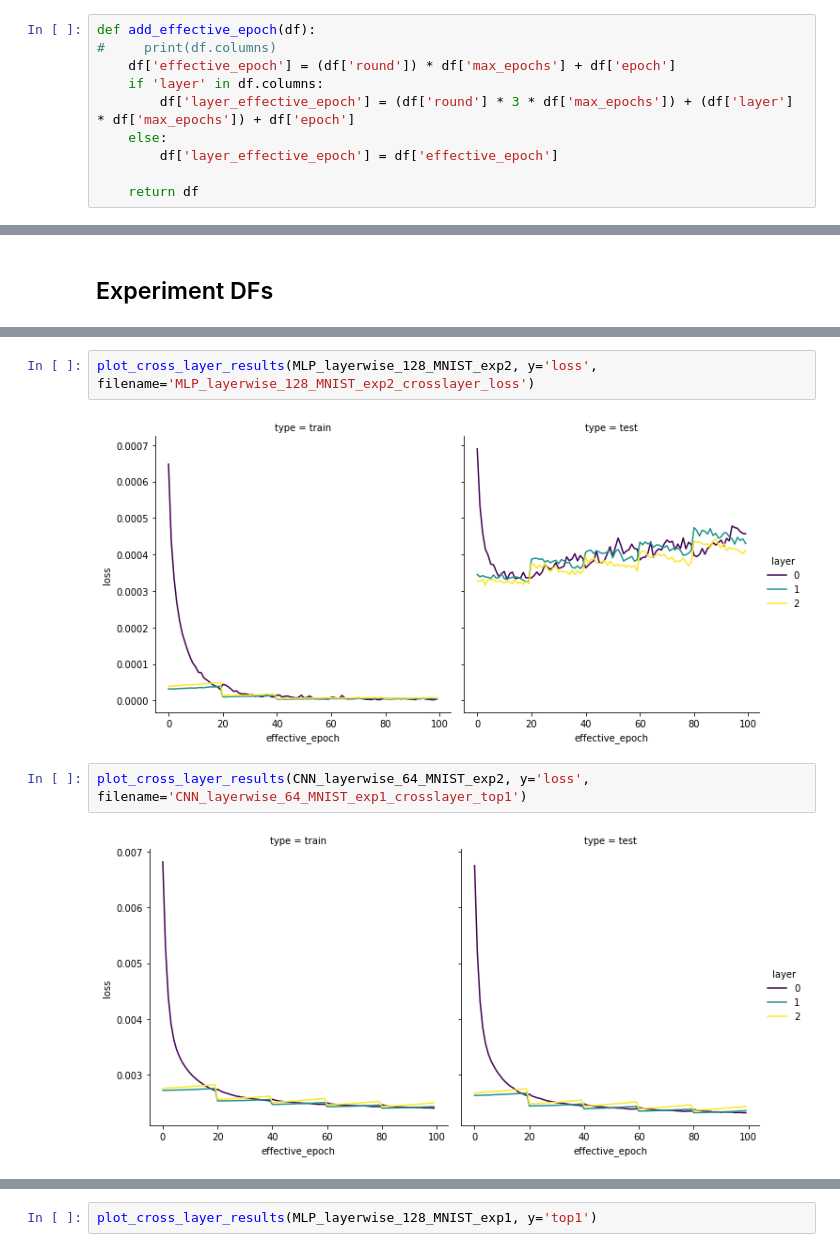
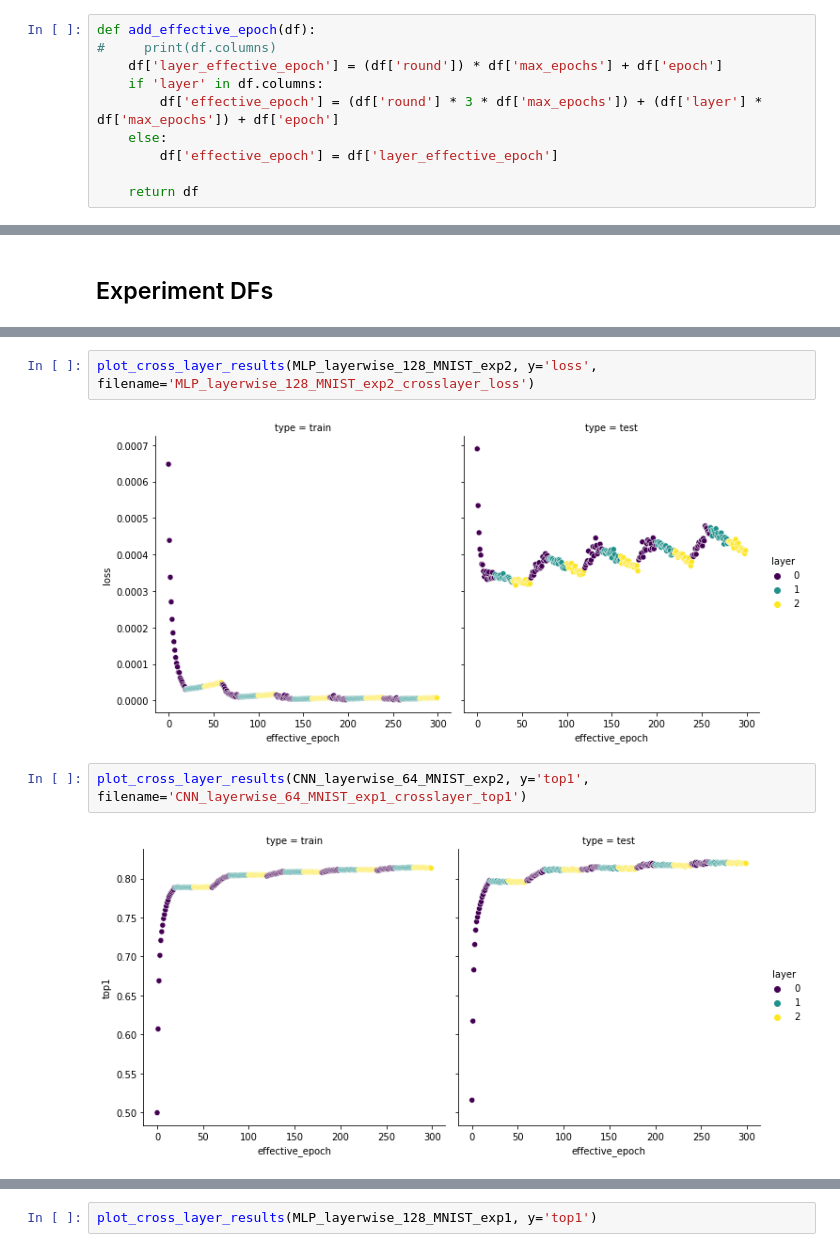
Before and after one commit to ehansen247/layerwise-nn-optimization, a Jupyter notebook: AnalyzeResults.ipynb, the cells around one changed output, grey strips where cells are left out. Drawn from its saved outputs; the diff is of its cells as text.

Commit message:
Add Plots, complete results

```diff
--- a/AnalyzeResults.ipynb
+++ b/AnalyzeResults.ipynb
@@ -21,11 +21,11 @@ workdir = './'
 # %%
 def add_effective_epoch(df):
 #     print(df.columns)
-    df['effective_epoch'] = (df['round']) * df['max_epochs'] + df['epoch']
+    df['layer_effective_epoch'] = (df['round']) * df['max_epochs'] + df['epoch']
     if 'layer' in df.columns:
-        df['layer_effective_epoch'] = (df['round'] * 3 * df['max_epochs']) + (df['layer'] * df['max_epochs']) + df['epoch']
+        df['effective_epoch'] = (df['round'] * 3 * df['max_epochs']) + (df['layer'] * df['max_epochs']) + df['epoch']
     else:
-        df['layer_effective_epoch'] = df['effective_epoch']
+        df['effective_epoch'] = df['layer_effective_epoch']
 
     return df
 # %%
@@ -116,8 +124,8 @@ plot_cross_layer_results(MLP_layerwise_128_MNIST_norm[MLP_layerwise_128_MNIST_no
 # %%
 plot_cross_layer_results(MLP_layerwise_128_MNIST_exp2, y='loss', filename='MLP_layerwise_128_MNIST_exp2_crosslayer_loss')
 # %% [output]
-[figure, old version]
+[figure, new version]
 # %%
-plot_cross_layer_results(CNN_layerwise_64_MNIST_exp2, y='loss', filename='CNN_layerwise_64_MNIST_exp1_crosslayer_top1')
+plot_cross_layer_results(CNN_layerwise_64_MNIST_exp2, y='top1', filename='CNN_layerwise_64_MNIST_exp1_crosslayer_top1')
 # %% [output]
-[figure, old version]
+[figure, new version]
```
Also changed, not shown: parts of 25 cells of this notebook, 28 other files.
